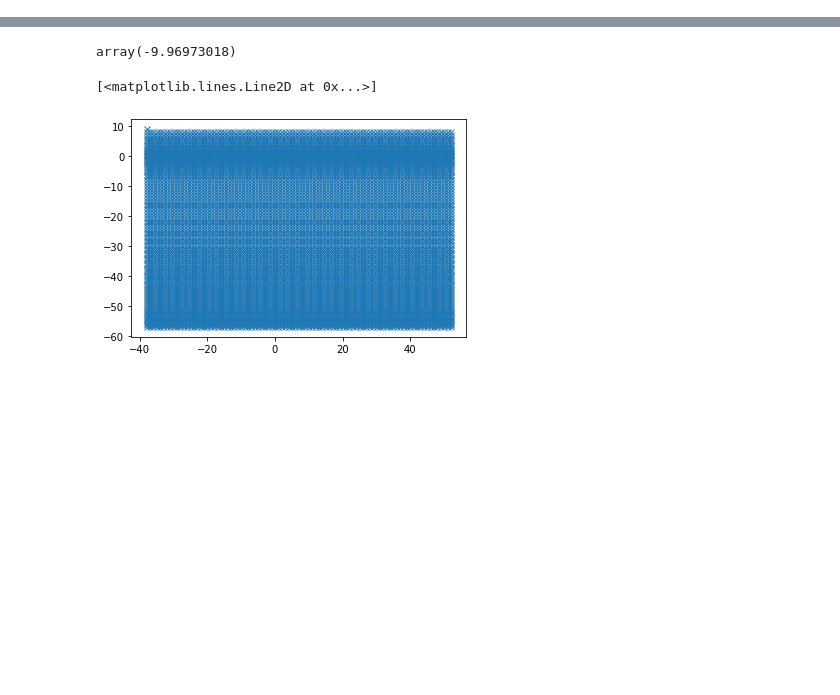
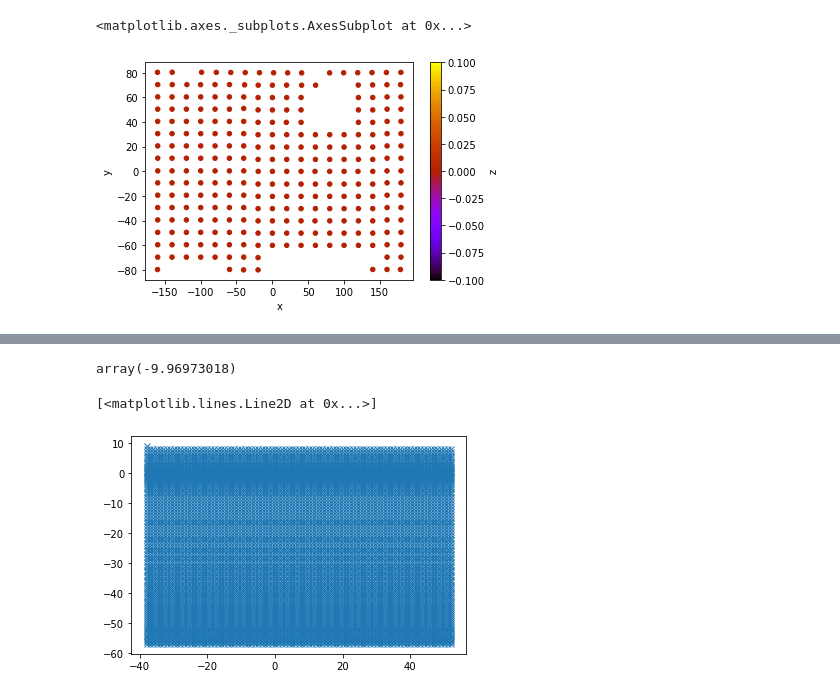
Before and after one commit to cspencerjones/float_stuff, a Jupyter notebook: python_code/llc_binning.ipynb, the cells around one changed output, grey strips where cells are left out. Cells and saved outputs as stored; diff of their text form; code cells hidden in the pictures; blank space fills up the shorter version.

```diff
--- a/python_code/llc_binning.ipynb
+++ b/python_code/llc_binning.ipynb
@@ -612,0 +717,6 @@ array([9], dtype=int32)
+# %%
+import bcolz
+import floater.utils as utl
+utl.floats_to_bcolz('/swot/SUM01/spencer/llc_test_pickups','floatout',buf_dim=13)
+floatout=bcolz.open('floatout.bcolz/')
+floatout=floatout.todataframe()
@@ -612,0 +750,5 @@ array([9], dtype=int32)
+# %%
+floatout.plot.scatter('x','y',c='z',cmap='gnuplot',sharex=False)
+# %% [output]
+<matplotlib.axes._subplots.AxesSubplot at 0x...>
+[figure, added]
```
Also changed, not shown: parts of 22 cells of this notebook.
